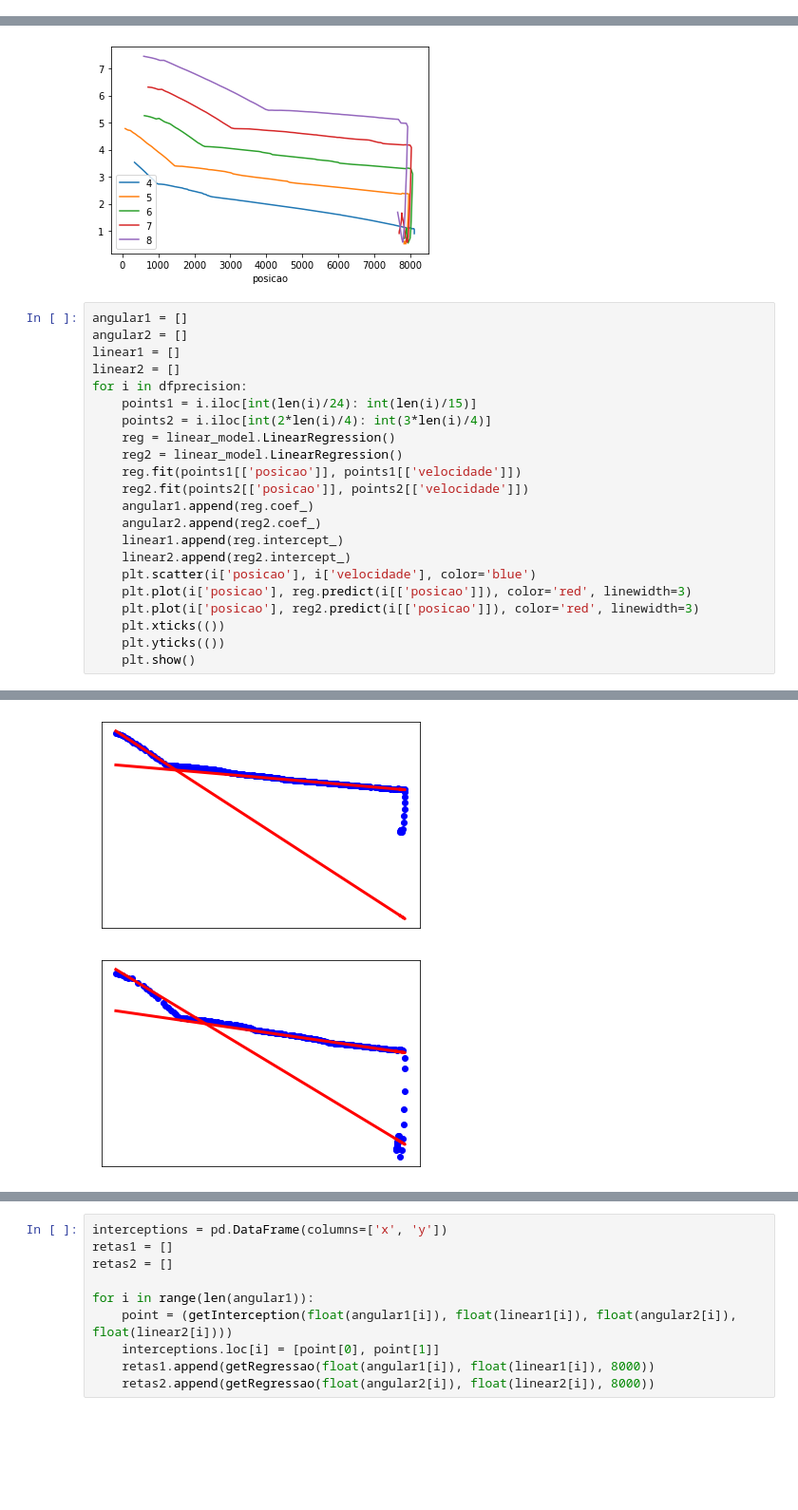
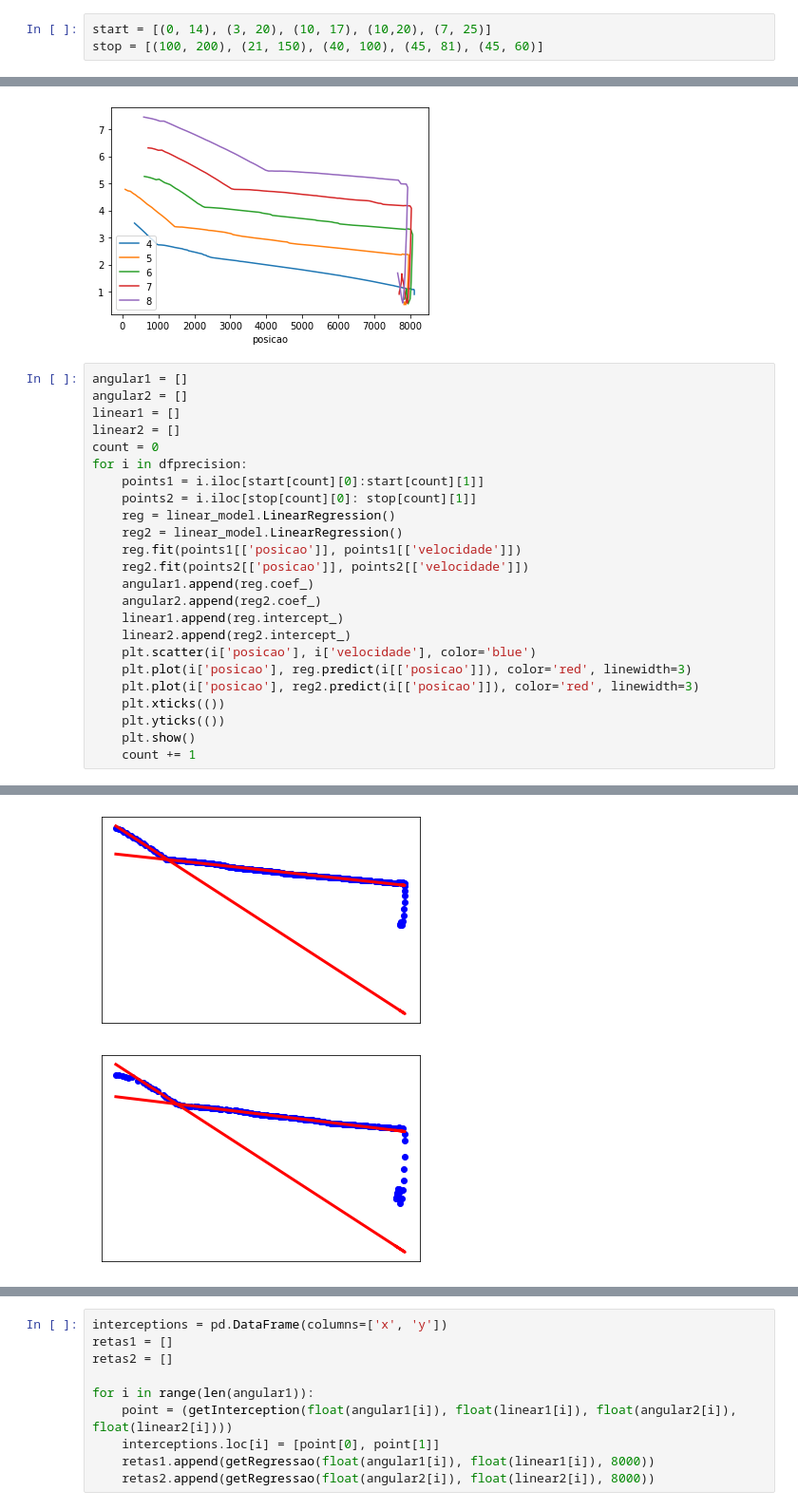
Before and after one commit to jpspm/Ball-analysis, a Jupyter notebook: analise.ipynb, the cells around one changed output, grey strips where cells are left out. Shown: that part at 95% size. Cells and saved outputs as stored; diff of their text form; blank space fills up the shorter version.

```diff
--- a/analise.ipynb
+++ b/analise.ipynb
@@ -51,0 +68,3 @@ fig.show()
+# %%
+start = [(0, 14), (3, 20), (10, 17), (10,20), (7, 25)]
+stop = [(100, 200), (21, 150), (40, 100), (45, 81), (45, 60)]
@@ -108,9 +130,10 @@ angular1 = []
 angular2 = []
 linear1 = []
 linear2 = []
+count = 0
 for i in dfprecision:
-    points1 = i.iloc[int(len(i)/24): int(len(i)/15)]
-    points2 = i.iloc[int(2*len(i)/4): int(3*len(i)/4)]
+    points1 = i.iloc[start[count][0]:start[count][1]]
+    points2 = i.iloc[stop[count][0]: stop[count][1]]
     reg = linear_model.LinearRegression()
     reg2 = linear_model.LinearRegression()
     reg.fit(points1[['posicao']], points1[['velocidade']])
@@ -125,4 +148,5 @@ for i in dfprecision:
     plt.xticks(())
     plt.yticks(())
     plt.show()
+    count += 1
 # %% [output]
@@ -130,2 +154,2 @@ for i in dfprecision:
-[figure, old version]
+[figure, new version]
-[figure, old version]
+[figure, new version]
```
Also changed, not shown: parts of 8 cells of this notebook.
